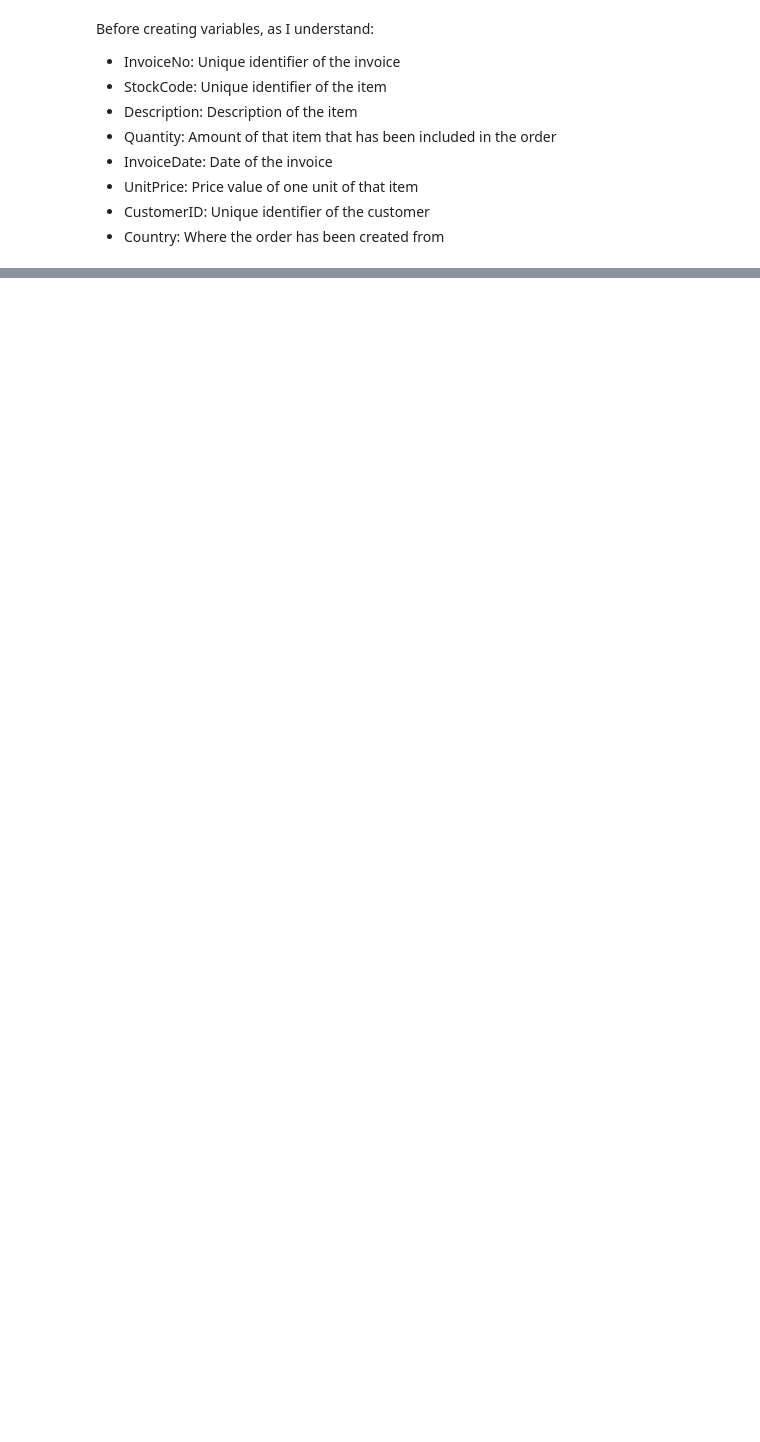
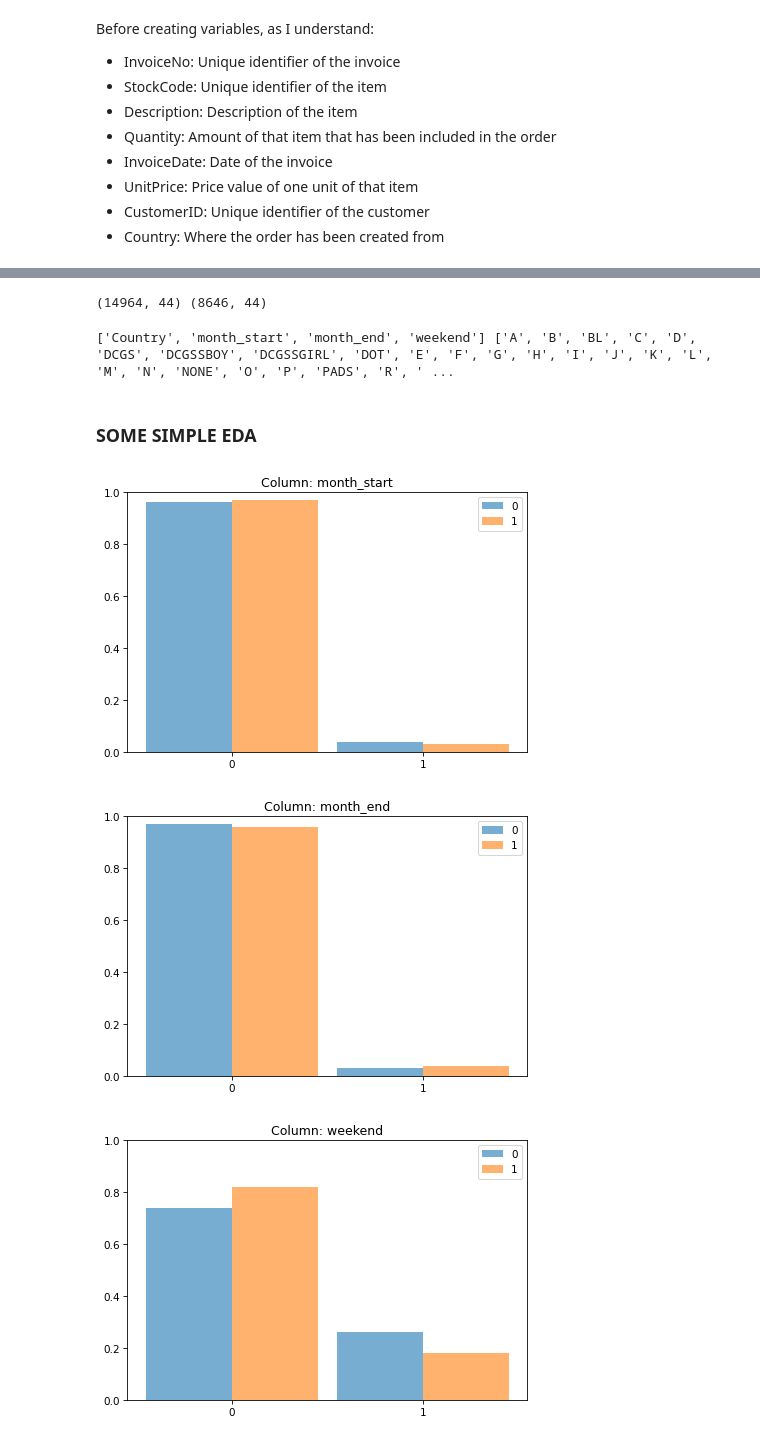
Before and after one commit to YigitAsik/ecom-data, a Jupyter notebook: order-cancellation_preds.ipynb, the cells around one changed output, grey strips where cells are left out. Saved outputs shown, nothing was run; the diff lists cells and outputs as text; code cells hidden in the pictures; blank space fills up the shorter version.

```diff
--- a/order-cancellation_preds.ipynb
+++ b/order-cancellation_preds.ipynb
@@ -503,0 +302,54 @@ new_df.head()
+# %%
+train, test = data_split(new_df, split_date='2011-09-01')
+
+print(
+    train.shape,
+    test.shape
+)
+# %% [output]
+(14964, 44) (8646, 44)
+# %%
+cat_cols = ['Country', 'month_start', 'month_end', 'weekend']
+num_cols = [col for col in train.columns if col not in cat_cols and col not in ['InvoiceDate', 'returned']]
+binary_cols = [col for col in cat_cols if train[col].nunique() == 2 and col != 'returned']
+
+print(
+    cat_cols,
+    num_cols,
+    binary_cols
+)
+# %% [output]
+['Country', 'month_start', 'month_end', 'weekend'] ['A', 'B', 'BL', 'C', 'D', 'DCGS', 'DCGSSBOY', 'DCGSSGIRL', 'DOT', 'E', 'F', 'G', 'H', 'I', 'J', 'K', 'L', 'M', 'N', 'NONE', 'O', 'P', 'PADS', 'R', ' ...
+# %%
+for col in cat_cols:
+    train[col] = train[col].astype('object')
+    test[col] = test[col].astype('object')
+# %% [markdown]
+### SOME SIMPLE EDA
+# %%
+def binary_eda(dataframe, binary_cols, target='returned'):
+
+    for col in binary_cols:
+        seq0 = dataframe.loc[train[target] == 0, col]
+        seq1 = dataframe.loc[train[target] == 1, col]
+
+        pmf0 = emd.Pmf.from_seq(seq0, name='0')
+        pmf1 = emd.Pmf.from_seq(seq1, name='1')
+
+        plt.figure(figsize=(6, 4))
+
+        ts.two_bar_plots(pmf0, pmf1)
+
+        plt.xticks([0, 1])
+        plt.ylim([0, 1])
+
+        plt.title('Column: ' + str(col))
+        plt.legend()
+
+        plt.show()
+# %%
+binary_eda(train, binary_cols=binary_cols, target='returned')
+# %% [output]
+[figure, added]
+[figure, added]
+[figure, added]
```
Also changed, not shown: parts of 71 cells of this notebook.
